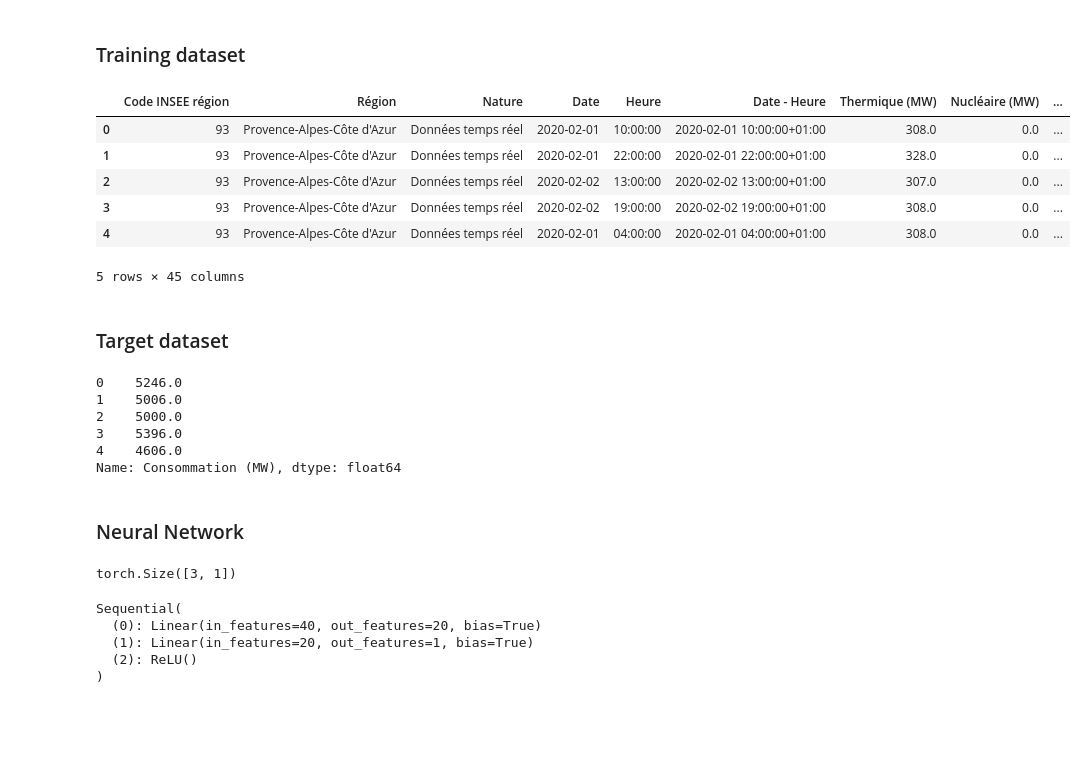
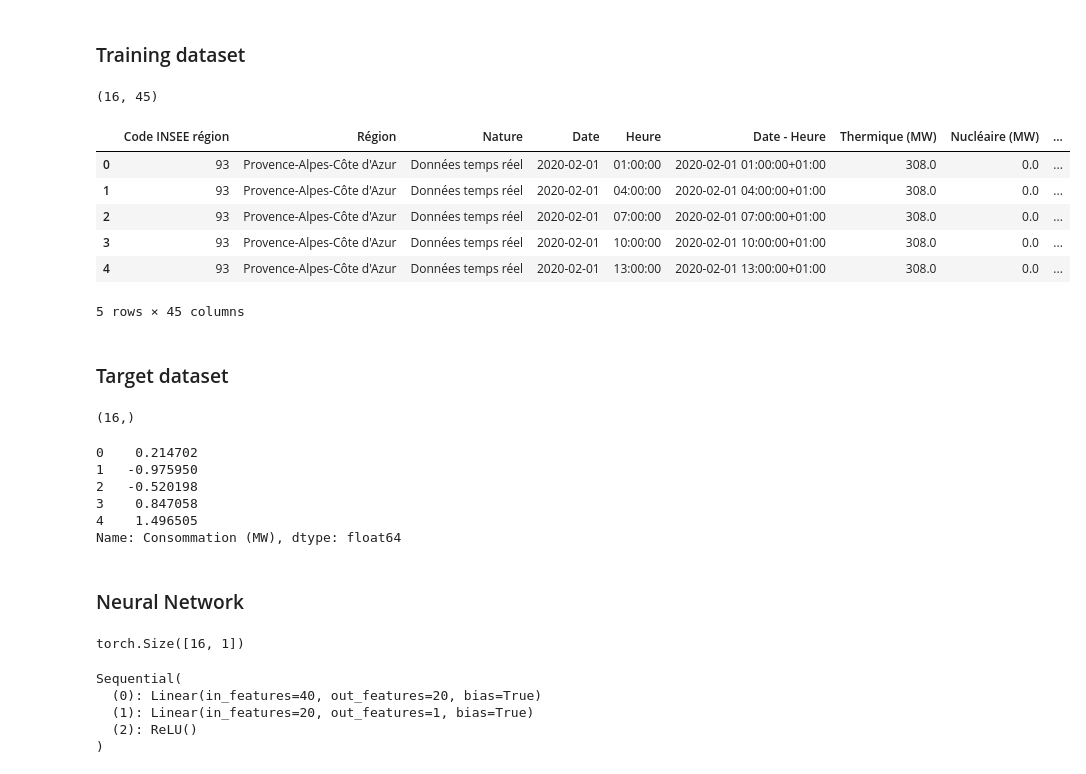
Before and after one commit to NicolasLacroix/data-representation, a Jupyter notebook: notebooks/consumption_prediction.ipynb, the cells around one changed output. Cells and saved outputs as stored; diff of their text form; code cells hidden in the pictures; blank space fills up the shorter version.

```diff
--- a/notebooks/consumption_prediction.ipynb
+++ b/notebooks/consumption_prediction.ipynb
@@ -103,48 +52,51 @@ BATCH_SIZE = 3
 # %% [markdown]
 ### Training dataset
 # %%
-# TODO: normalize all columns or only Consuming ?
-# TODO: improve performances
-# data_train = pd.concat([data, data_meteo], axis=1, join='inner')[:TRAIN_SPLIT-NB_DAYS]
 data_train = pd.merge(data, data_meteo, on=['Date - Heure', 'Date', 'Heure']).drop(['Consommation (MW)'], axis=1)
+print(data_train.shape)
 data_train = data_train.fillna(0)
-# normalizing data
-"""data_train_mean = data_train["Consommation (MW)"].mean()
-data_train_std = data_train["Consommation (MW)"].std()
-data_train["Consommation (MW)"] = (data_train["Consommation (MW)"]-data_train_mean)/data_train_std"""
 # final training dataset
 data_train.head()
 # %% [output]
+(16, 45)
 |  | Code INSEE région | Région | Nature | Date | Heure | Date - Heure | Thermique (MW) | Nucléaire (MW) | ... |
-| 0 | 93 | Provence-Alpes-Côte d'Azur | Données temps réel | 2020-02-01 | 10:00:00 | 2020-02-01 10:00:00+01:00 | 308.0 | 0.0 | ... |
-| 1 | 93 | Provence-Alpes-Côte d'Azur | Données temps réel | 2020-02-01 | 22:00:00 | 2020-02-01 22:00:00+01:00 | 328.0 | 0.0 | ... |
-| 2 | 93 | Provence-Alpes-Côte d'Azur | Données temps réel | 2020-02-02 | 13:00:00 | 2020-02-02 13:00:00+01:00 | 307.0 | 0.0 | ... |
-| 3 | 93 | Provence-Alpes-Côte d'Azur | Données temps réel | 2020-02-02 | 19:00:00 | 2020-02-02 19:00:00+01:00 | 308.0 | 0.0 | ... |
-| 4 | 93 | Provence-Alpes-Côte d'Azur | Données temps réel | 2020-02-01 | 04:00:00 | 2020-02-01 04:00:00+01:00 | 308.0 | 0.0 | ... |
+| 0 | 93 | Provence-Alpes-Côte d'Azur | Données temps réel | 2020-02-01 | 01:00:00 | 2020-02-01 01:00:00+01:00 | 308.0 | 0.0 | ... |
+| 1 | 93 | Provence-Alpes-Côte d'Azur | Données temps réel | 2020-02-01 | 04:00:00 | 2020-02-01 04:00:00+01:00 | 308.0 | 0.0 | ... |
+| 2 | 93 | Provence-Alpes-Côte d'Azur | Données temps réel | 2020-02-01 | 07:00:00 | 2020-02-01 07:00:00+01:00 | 308.0 | 0.0 | ... |
+| 3 | 93 | Provence-Alpes-Côte d'Azur | Données temps réel | 2020-02-01 | 10:00:00 | 2020-02-01 10:00:00+01:00 | 308.0 | 0.0 | ... |
+| 4 | 93 | Provence-Alpes-Côte d'Azur | Données temps réel | 2020-02-01 | 13:00:00 | 2020-02-01 13:00:00+01:00 | 308.0 | 0.0 | ... |
-5 rows × 45 columns
+5 rows × 45 columns
 # %% [markdown]
 ### Target dataset
 # %%
 target_data = pd.merge(data, data_meteo, on=['Date - Heure', 'Date', 'Heure'])['Consommation (MW)']
+print(target_data.shape)
 target_data = target_data.fillna(0)
-# TODO : .values.astype(np.float64)
-target_data.head()
 # %% [output]
-0    5246.0
-1    5006.0
-2    5000.0
-3    5396.0
-4    4606.0
-Name: Consommation (MW), dtype: float64
+(16,)
+# %%
+# normalizing data
+target_data_mean = target_data.mean()
+target_data_std = target_data.std()
+target_data = (target_data-target_data_mean)/target_data_std
+# final target dataset
+target_data.head()
+# %% [output]
+0    0.214702
+1   -0.975950
+2   -0.520198
+3    0.847058
+4    1.496505
+Name: Consommation (MW), dtype: float64
 # %% [markdown]
 ### Neural Network
 # %%
 # converting data (to pytorch tensor)
-input_data = torch.FloatTensor(data_train.select_dtypes(include=['int', 'float']).values[:BATCH_SIZE])
-target = torch.FloatTensor(target_data.values)[:BATCH_SIZE].view(3, 1)
+input_data = torch.FloatTensor(data_train.select_dtypes(include=['int', 'float']).values)#.values[:BATCH_SIZE])
+target = torch.FloatTensor(target_data.values).view(-1,1)#[:BATCH_SIZE].view(3, 1)
 target.shape
 # %% [output]
-torch.Size([3, 1])
+torch.Size([16, 1])
 # %%
 # number of criterias
 nbIn = input_data.shape[1]
```
Also changed, not shown: parts of 8 cells of this notebook, 2 other files.
